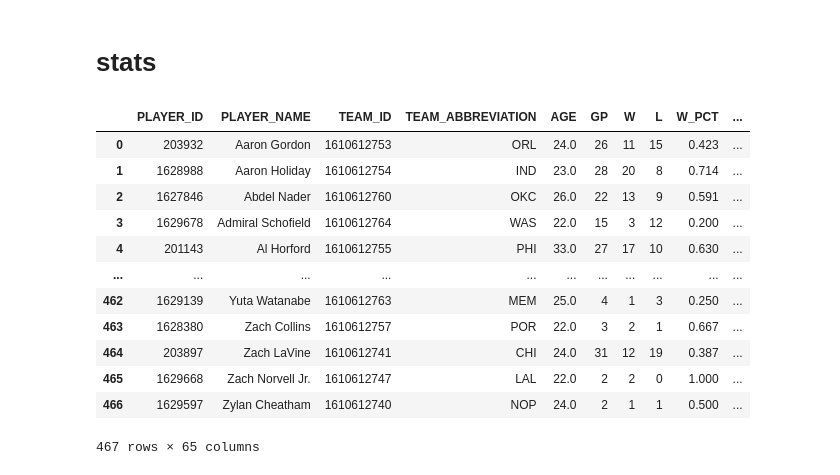
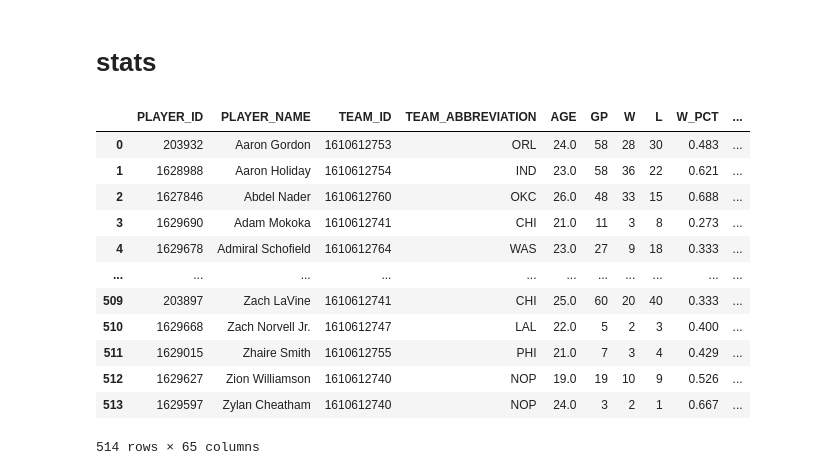
Before and after one commit to jtpavlock/nbapy, a Jupyter notebook: docs/examples/league/PlayerStats.ipynb, the cells around one changed output. Drawn from its saved outputs; the diff is of its cells as text; code cells hidden in the pictures.

```diff
--- a/docs/examples/league/PlayerStats.ipynb
+++ b/docs/examples/league/PlayerStats.ipynb
@@ -1,21 +1,22 @@
 # %%
 from nbapy import league
 import pandas as pd
+pd.set_option('max_columns', None)
 # %% [markdown]
 # stats
-# %%
-pd.DataFrame(league.PlayerStats().stats())
-# %% [output]
-|  | PLAYER_ID | PLAYER_NAME | TEAM_ID | TEAM_ABBREVIATION | AGE | GP | W | L | W_PCT | ... |
-| 0 | 203932 | Aaron Gordon | 1610612753 | ORL | 24.0 | 26 | 11 | 15 | 0.423 | ... |
-| 1 | 1628988 | Aaron Holiday | 1610612754 | IND | 23.0 | 28 | 20 | 8 | 0.714 | ... |
-| 2 | 1627846 | Abdel Nader | 1610612760 | OKC | 26.0 | 22 | 13 | 9 | 0.591 | ... |
-| 3 | 1629678 | Admiral Schofield | 1610612764 | WAS | 22.0 | 15 | 3 | 12 | 0.200 | ... |
-| 4 | 201143 | Al Horford | 1610612755 | PHI | 33.0 | 27 | 17 | 10 | 0.630 | ... |
-| ... | ... | ... | ... | ... | ... | ... | ... | ... | ... | ... |
-| 462 | 1629139 | Yuta Watanabe | 1610612763 | MEM | 25.0 | 4 | 1 | 3 | 0.250 | ... |
-| 463 | 1628380 | Zach Collins | 1610612757 | POR | 22.0 | 3 | 2 | 1 | 0.667 | ... |
-| 464 | 203897 | Zach LaVine | 1610612741 | CHI | 24.0 | 31 | 12 | 19 | 0.387 | ... |
-| 465 | 1629668 | Zach Norvell Jr. | 1610612747 | LAL | 22.0 | 2 | 2 | 0 | 1.000 | ... |
-| 466 | 1629597 | Zylan Cheatham | 1610612740 | NOP | 24.0 | 2 | 1 | 1 | 0.500 | ... |
-467 rows × 65 columns
+# %%
+league.PlayerStats(season='2019-20').stats()
+# %% [output]
+|  | PLAYER_ID | PLAYER_NAME | TEAM_ID | TEAM_ABBREVIATION | AGE | GP | W | L | W_PCT | ... |
+| 0 | 203932 | Aaron Gordon | 1610612753 | ORL | 24.0 | 58 | 28 | 30 | 0.483 | ... |
+| 1 | 1628988 | Aaron Holiday | 1610612754 | IND | 23.0 | 58 | 36 | 22 | 0.621 | ... |
+| 2 | 1627846 | Abdel Nader | 1610612760 | OKC | 26.0 | 48 | 33 | 15 | 0.688 | ... |
+| 3 | 1629690 | Adam Mokoka | 1610612741 | CHI | 21.0 | 11 | 3 | 8 | 0.273 | ... |
+| 4 | 1629678 | Admiral Schofield | 1610612764 | WAS | 23.0 | 27 | 9 | 18 | 0.333 | ... |
+| ... | ... | ... | ... | ... | ... | ... | ... | ... | ... | ... |
+| 509 | 203897 | Zach LaVine | 1610612741 | CHI | 25.0 | 60 | 20 | 40 | 0.333 | ... |
+| 510 | 1629668 | Zach Norvell Jr. | 1610612747 | LAL | 22.0 | 5 | 2 | 3 | 0.400 | ... |
+| 511 | 1629015 | Zhaire Smith | 1610612755 | PHI | 21.0 | 7 | 3 | 4 | 0.429 | ... |
+| 512 | 1629627 | Zion Williamson | 1610612740 | NOP | 19.0 | 19 | 10 | 9 | 0.526 | ... |
+| 513 | 1629597 | Zylan Cheatham | 1610612740 | NOP | 24.0 | 3 | 2 | 1 | 0.667 | ... |
+514 rows × 65 columns
```
Also changed, not shown: 19 other files.
